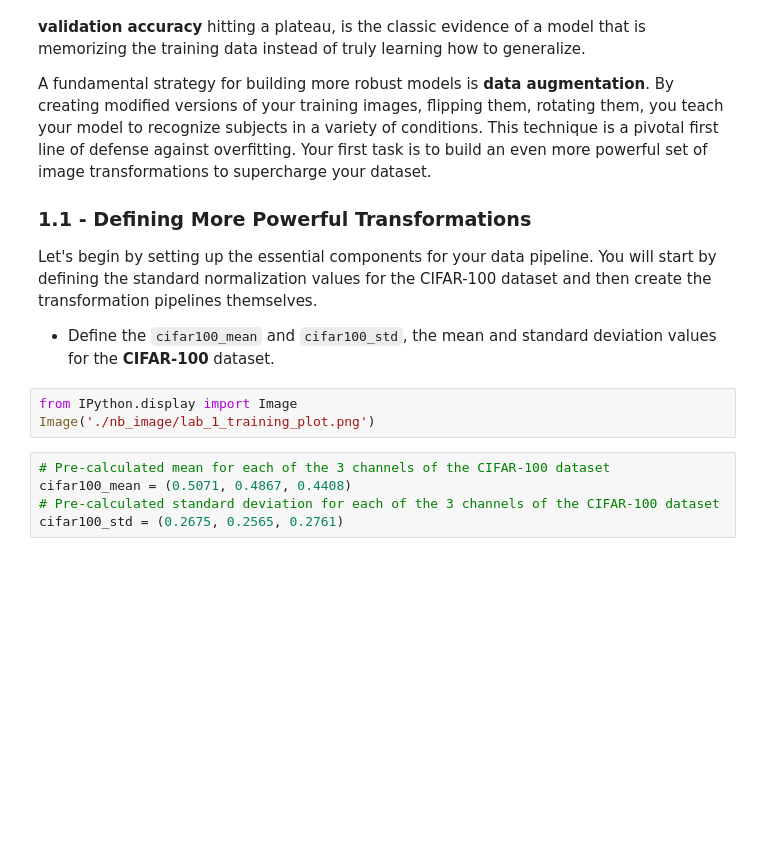
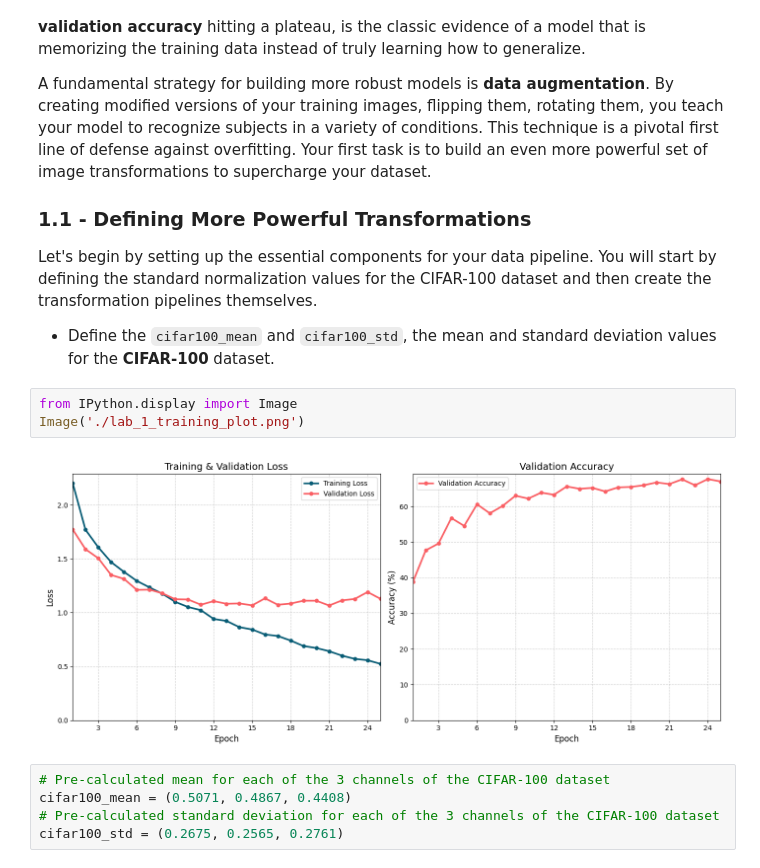
Before and after one commit to Fayezx0/w4_DeapLearning, a Jupyter notebook: C1M4_Assignment.ipynb, the cells around one changed output. Drawn from its saved outputs; the diff is of its cells as text; blank space fills up the shorter version.

```diff
--- a/C1M4_Assignment.ipynb
+++ b/C1M4_Assignment.ipynb
@@ -89,7 +111,9 @@ Let's begin by setting up the essential components for your data pipeline. You w
 * Define the `cifar100_mean` and `cifar100_std`, the mean and standard deviation values for the **CIFAR-100** dataset.
 # %%
 from IPython.display import Image
-Image('./nb_image/lab_1_training_plot.png')
+Image('./lab_1_training_plot.png')
+# %% [output]
+[figure, added]
 # %%
 # Pre-calculated mean for each of the 3 channels of the CIFAR-100 dataset
 cifar100_mean = (0.5071, 0.4867, 0.4408)
```
Also changed, not shown: parts of 5 cells of this notebook.
